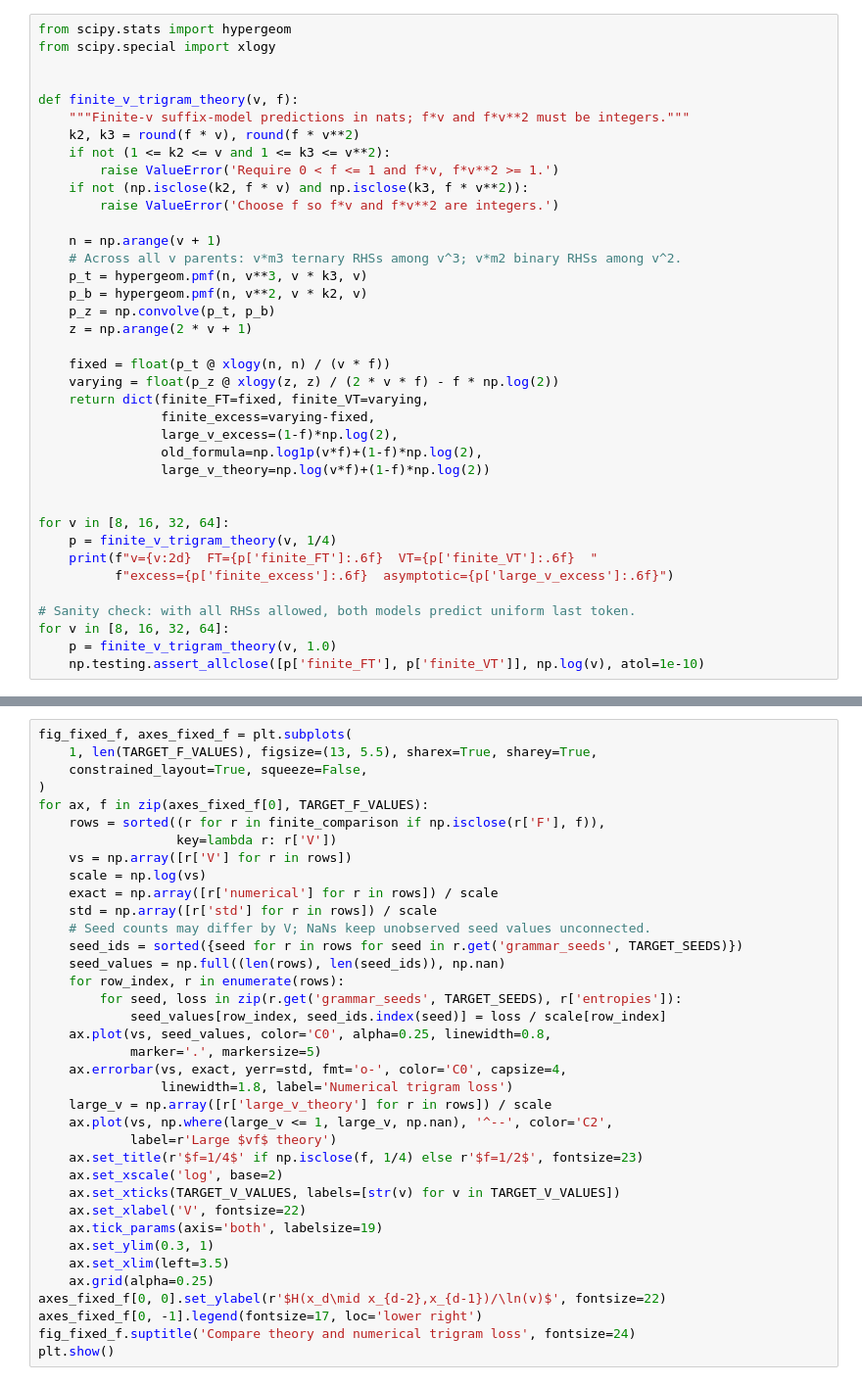
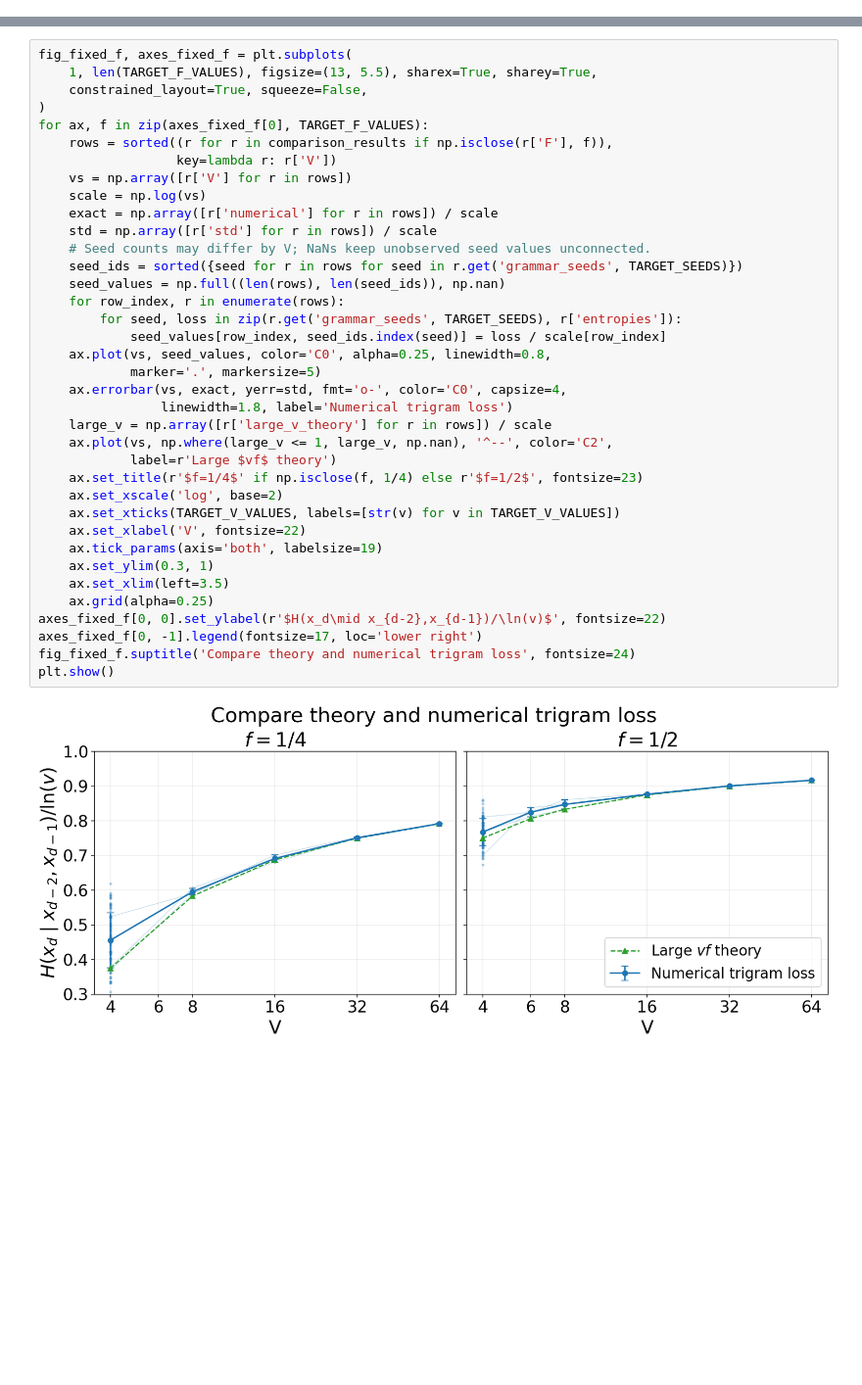
Before and after one commit to jackparley/interpretable_inside_outside, a Jupyter notebook: parsing/inside_outside/For_training/Last_token_trigram_check_formula.ipynb, the cells around one changed output, grey strips where cells are left out. Shown at 98% size. Saved outputs shown, nothing was run; the diff lists cells and outputs as text; blank space fills up the shorter version.

Commit message:
Clean up trigram loss notebook to match paper figure

```diff
--- a/parsing/inside_outside/For_training/Last_token_trigram_check_formula.ipynb
+++ b/parsing/inside_outside/For_training/Last_token_trigram_check_formula.ipynb
@@ -254,38 +95,0 @@ plt.show()
-# %%
-from scipy.stats import hypergeom
-from scipy.special import xlogy
-
-
-def finite_v_trigram_theory(v, f):
-    """Finite-v suffix-model predictions in nats; f*v and f*v**2 must be integers."""
-    k2, k3 = round(f * v), round(f * v**2)
-    if not (1 <= k2 <= v and 1 <= k3 <= v**2):
-        raise ValueError('Require 0 < f <= 1 and f*v, f*v**2 >= 1.')
-    if not (np.isclose(k2, f * v) and np.isclose(k3, f * v**2)):
-        raise ValueError('Choose f so f*v and f*v**2 are integers.')
-
-    n = np.arange(v + 1)
-    # Across all v parents: v*m3 ternary RHSs among v^3; v*m2 binary RHSs among v^2.
-    p_t = hypergeom.pmf(n, v**3, v * k3, v)
-    p_b = hypergeom.pmf(n, v**2, v * k2, v)
-    p_z = np.convolve(p_t, p_b)
-    z = np.arange(2 * v + 1)
-
-    fixed = float(p_t @ xlogy(n, n) / (v * f))
-    varying = float(p_z @ xlogy(z, z) / (2 * v * f) - f * np.log(2))
-    return dict(finite_FT=fixed, finite_VT=varying,
-                finite_excess=varying-fixed,
-                large_v_excess=(1-f)*np.log(2),
-                old_formula=np.log1p(v*f)+(1-f)*np.log(2),
-                large_v_theory=np.log(v*f)+(1-f)*np.log(2))
-
-
-for v in [8, 16, 32, 64]:
-    p = finite_v_trigram_theory(v, 1/4)
-    print(f"v={v:2d}  FT={p['finite_FT']:.6f}  VT={p['finite_VT']:.6f}  "
-          f"excess={p['finite_excess']:.6f}  asymptotic={p['large_v_excess']:.6f}")
-
-# Sanity check: with all RHSs allowed, both models predict uniform last token.
-for v in [8, 16, 32, 64]:
-    p = finite_v_trigram_theory(v, 1.0)
-    np.testing.assert_allclose([p['finite_FT'], p['finite_VT']], np.log(v), atol=1e-10)
@@ -388,34 +159,36 @@ fig_fixed_f, axes_fixed_f = plt.subplots(
     constrained_layout=True, squeeze=False,
 )
 for ax, f in zip(axes_fixed_f[0], TARGET_F_VALUES):
-    rows = sorted((r for r in finite_comparison if np.isclose(r['F'], f)),
+    rows = sorted((r for r in comparison_results if np.isclose(r['F'], f)),
                   key=lambda r: r['V'])
     vs = np.array([r['V'] for r in rows])
     scale = np.log(vs)
     exact = np.array([r['numerical'] for r in rows]) / scale
     std = np.array([r['std'] for r in rows]) / scale
     # Seed counts may differ by V; NaNs keep unobserved seed values unconnected.
     seed_ids = sorted({seed for r in rows for seed in r.get('grammar_seeds', TARGET_SEEDS)})
     seed_values = np.full((len(rows), len(seed_ids)), np.nan)
     for row_index, r in enumerate(rows):
         for seed, loss in zip(r.get('grammar_seeds', TARGET_SEEDS), r['entropies']):
             seed_values[row_index, seed_ids.index(seed)] = loss / scale[row_index]
     ax.plot(vs, seed_values, color='C0', alpha=0.25, linewidth=0.8,
             marker='.', markersize=5)
     ax.errorbar(vs, exact, yerr=std, fmt='o-', color='C0', capsize=4,
                 linewidth=1.8, label='Numerical trigram loss')
     large_v = np.array([r['large_v_theory'] for r in rows]) / scale
     ax.plot(vs, np.where(large_v <= 1, large_v, np.nan), '^--', color='C2',
             label=r'Large $vf$ theory')
     ax.set_title(r'$f=1/4$' if np.isclose(f, 1/4) else r'$f=1/2$', fontsize=23)
     ax.set_xscale('log', base=2)
     ax.set_xticks(TARGET_V_VALUES, labels=[str(v) for v in TARGET_V_VALUES])
     ax.set_xlabel('V', fontsize=22)
     ax.tick_params(axis='both', labelsize=19)
     ax.set_ylim(0.3, 1)
     ax.set_xlim(left=3.5)
     ax.grid(alpha=0.25)
 axes_fixed_f[0, 0].set_ylabel(r'$H(x_d\mid x_{d-2},x_{d-1})/\ln(v)$', fontsize=22)
 axes_fixed_f[0, -1].legend(fontsize=17, loc='lower right')
 fig_fixed_f.suptitle('Compare theory and numerical trigram loss', fontsize=24)
 plt.show()
+# %% [output]
+[figure, added]
```
Also changed, not shown: parts of 21 cells of this notebook.
